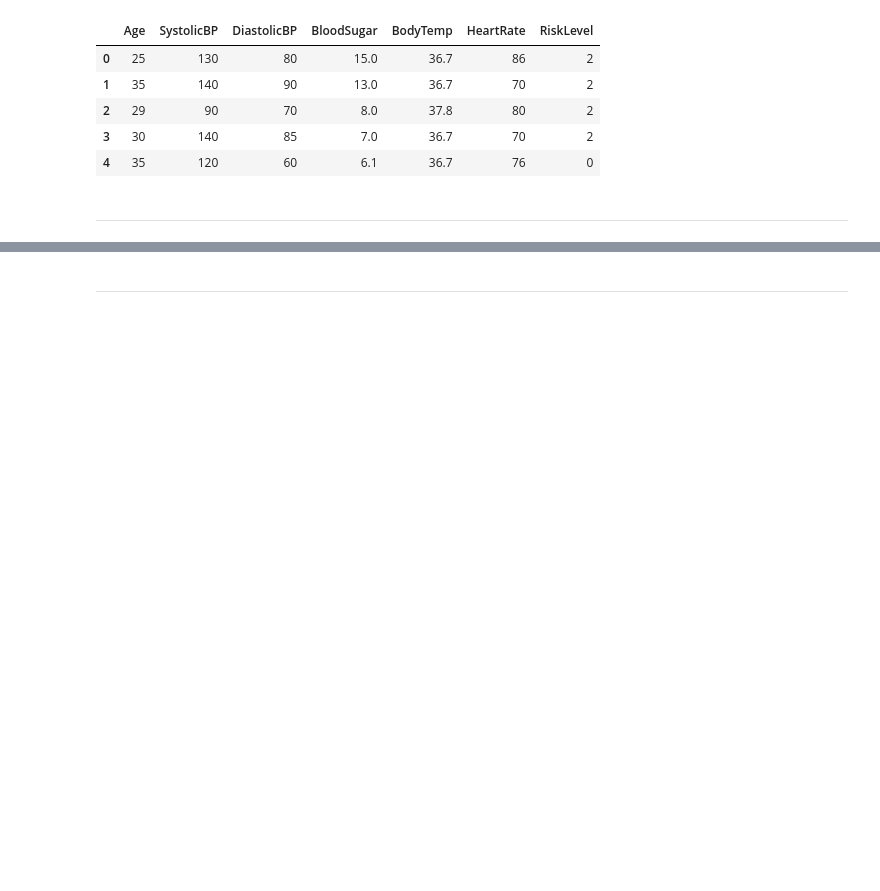
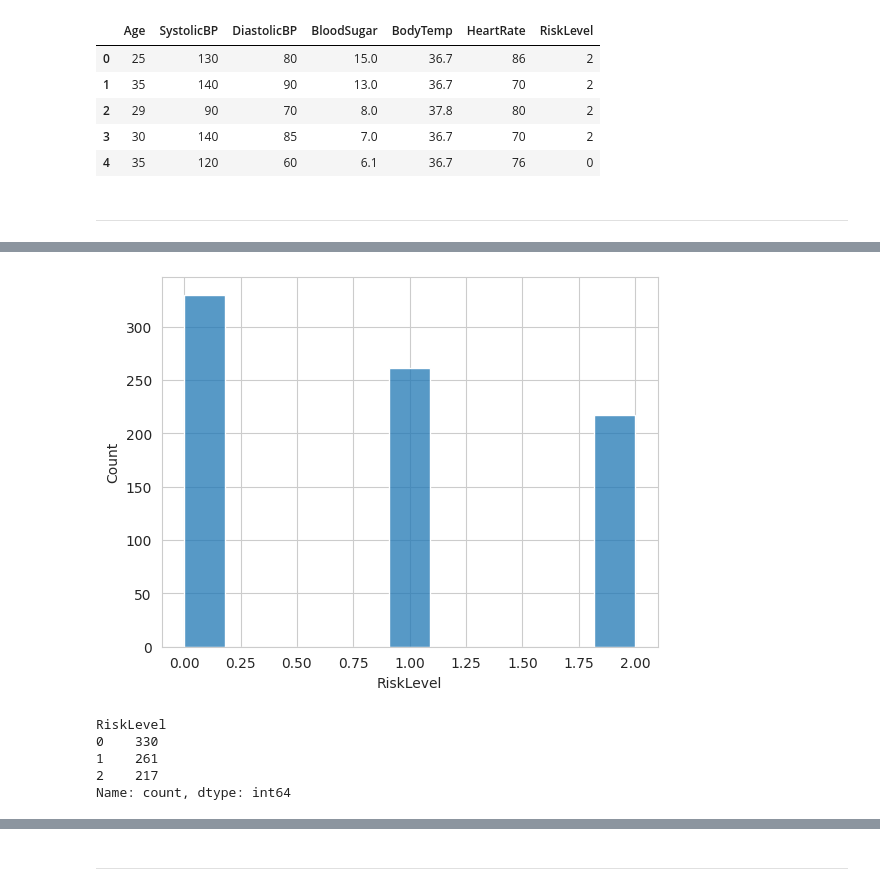
Before and after one commit to theresaabl/ML-maternal-health-risk, a Jupyter notebook: jupyter_notebooks/06-ModelingAndEvaluation-Classification.ipynb, the cells around one changed output, grey strips where cells are left out. Cells and saved outputs as stored; diff of their text form; code cells hidden in the pictures; blank space fills up the shorter version.

```diff
--- a/jupyter_notebooks/06-ModelingAndEvaluation-Classification.ipynb
+++ b/jupyter_notebooks/06-ModelingAndEvaluation-Classification.ipynb
@@ -76,0 +221,9 @@ df.head()
+# %%
+X_train, X_test, y_train, y_test = train_test_split(
+    df.drop(['RiskLevel'], axis=1),
+    df['RiskLevel'],
+    test_size=0.2,
+    random_state=0,
+)
+
+print(X_train.shape, y_train.shape, X_test.shape, y_test.shape)
@@ -76,0 +253,14 @@ df.head()
+# %%
+sns.set_style("whitegrid")
+sns.histplot(data=y_train)
+plt.show()
+# %% [output]
+[figure, added]
+# %%
+y_train.value_counts()
+# %% [output]
+RiskLevel
+0    330
+1    261
+2    217
+Name: count, dtype: int64
```
Also changed, not shown: parts of 31 cells of this notebook, 1 other file.
